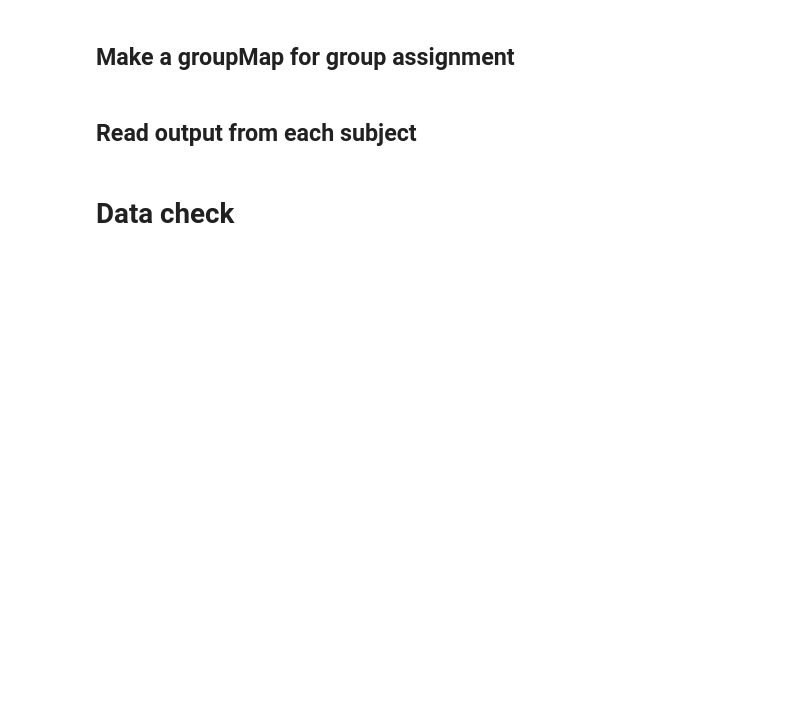
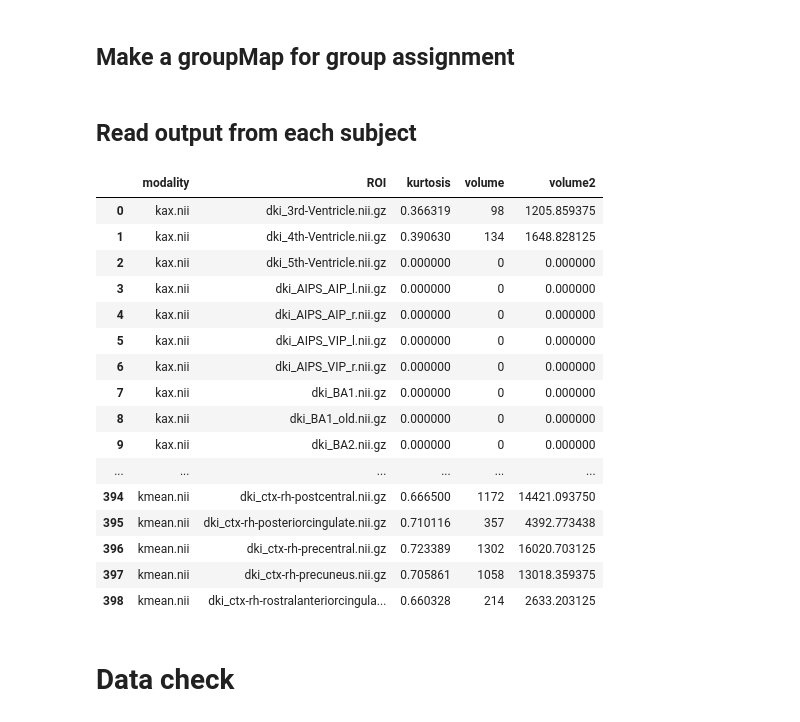
Before and after one commit to kcho/dki.github.io, a Jupyter notebook: DataArrange_1_collectingAllValues.ipynb, the cells around one changed output. Drawn from its saved outputs; the diff is of its cells as text; code cells hidden in the pictures; blank space fills up the shorter version.

```diff
--- a/DataArrange_1_collectingAllValues.ipynb
+++ b/DataArrange_1_collectingAllValues.ipynb
@@ -53,3 +61,23 @@ for subject in subjects:
+# %%
+kurtosisDf
+# %% [output]
+|  | modality | ROI | kurtosis | volume | volume2 |
+| 0 | kax.nii | dki_3rd-Ventricle.nii.gz | 0.366319 | 98 | 1205.859375 |
+| 1 | kax.nii | dki_4th-Ventricle.nii.gz | 0.390630 | 134 | 1648.828125 |
+| 2 | kax.nii | dki_5th-Ventricle.nii.gz | 0.000000 | 0 | 0.000000 |
+| 3 | kax.nii | dki_AIPS_AIP_l.nii.gz | 0.000000 | 0 | 0.000000 |
+| 4 | kax.nii | dki_AIPS_AIP_r.nii.gz | 0.000000 | 0 | 0.000000 |
+| 5 | kax.nii | dki_AIPS_VIP_l.nii.gz | 0.000000 | 0 | 0.000000 |
+| 6 | kax.nii | dki_AIPS_VIP_r.nii.gz | 0.000000 | 0 | 0.000000 |
+| 7 | kax.nii | dki_BA1.nii.gz | 0.000000 | 0 | 0.000000 |
+| 8 | kax.nii | dki_BA1_old.nii.gz | 0.000000 | 0 | 0.000000 |
+| 9 | kax.nii | dki_BA2.nii.gz | 0.000000 | 0 | 0.000000 |
+| ... | ... | ... | ... | ... | ... |
+| 394 | kmean.nii | dki_ctx-rh-postcentral.nii.gz | 0.666500 | 1172 | 14421.093750 |
+| 395 | kmean.nii | dki_ctx-rh-posteriorcingulate.nii.gz | 0.710116 | 357 | 4392.773438 |
+| 396 | kmean.nii | dki_ctx-rh-precentral.nii.gz | 0.723389 | 1302 | 16020.703125 |
+| 397 | kmean.nii | dki_ctx-rh-precuneus.nii.gz | 0.705861 | 1058 | 13018.359375 |
+| 398 | kmean.nii | dki_ctx-rh-rostralanteriorcingula... | 0.660328 | 214 | 2633.203125 |
 # %%
 meanDf = {}
 axialDf = {}
```
Also changed, not shown: parts of 7 cells of this notebook, 9 other files.
